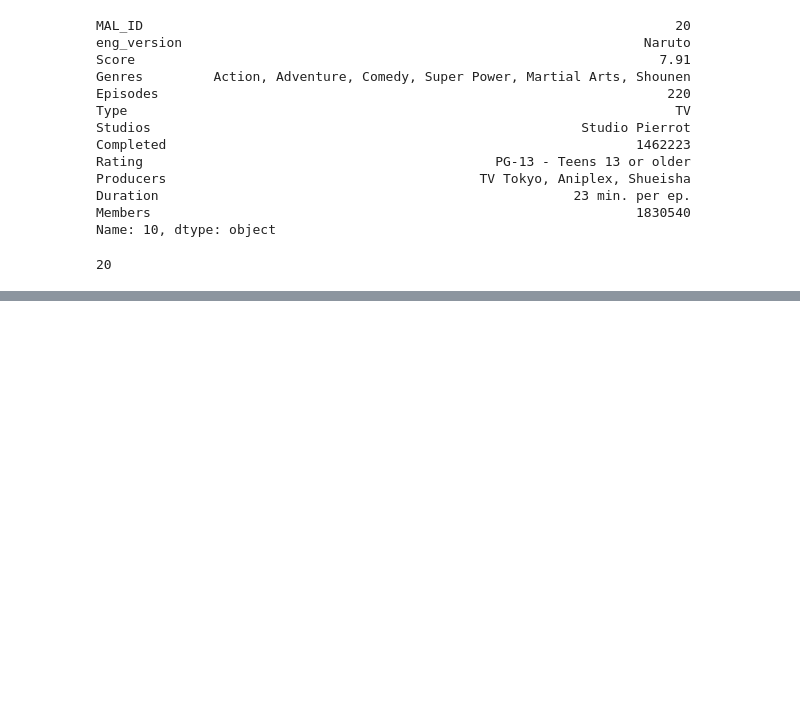
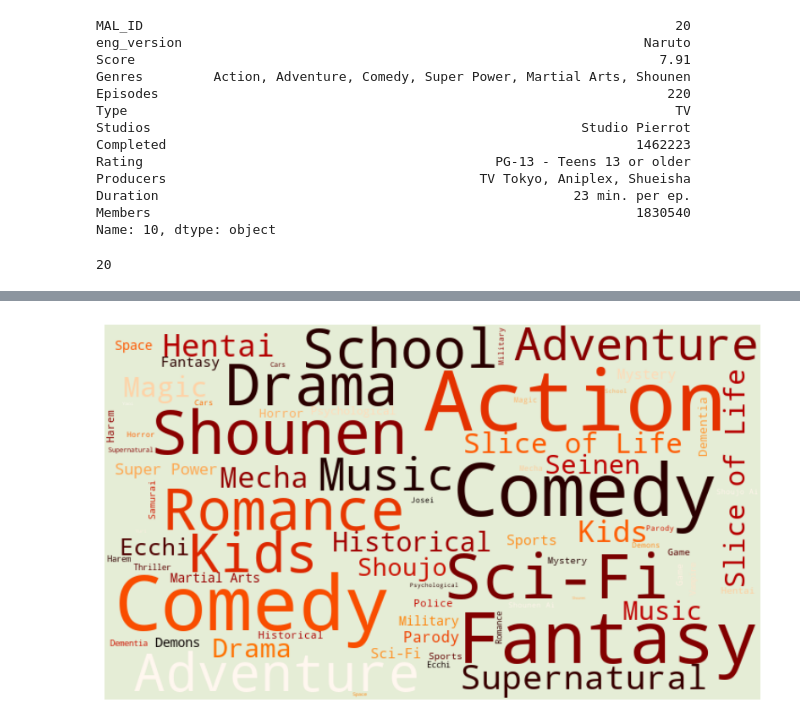
Before and after one commit to VDNT11NULL/Anime-Nexus, a Jupyter notebook: notebooks/nb_v0.ipynb, the cells around one changed output, grey strips where cells are left out. Saved outputs shown, nothing was run; the diff lists cells and outputs as text; code cells hidden in the pictures; blank space fills up the shorter version.

```diff
--- a/notebooks/nb_v0.ipynb
+++ b/notebooks/nb_v0.ipynb
@@ -903,0 +1056,4 @@ Animes closest to Naruto are as follows:
+# %%
+show_wordcloud(tot_genre_freq)
+# %% [output]
+[figure, added]
```
Also changed, not shown: parts of 31 cells of this notebook.
